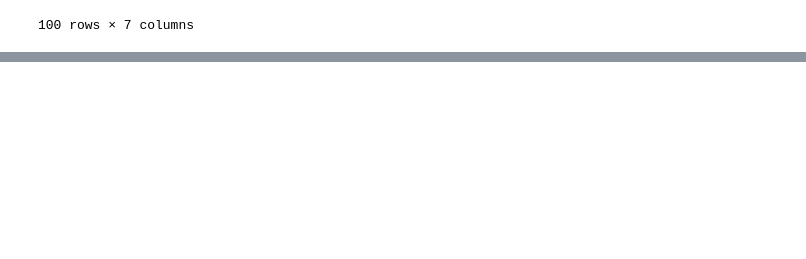
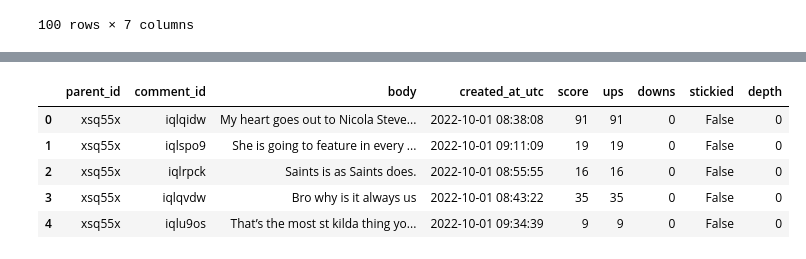
Before and after one commit to SumYg/FYP-Sentiment-Analysis-System, a Jupyter notebook: Untitled.ipynb, the cells around one changed output, grey strips where cells are left out. Drawn from its saved outputs; the diff is of its cells as text; code cells hidden in the pictures; blank space fills up the shorter version.

```diff
--- a/Untitled.ipynb
+++ b/Untitled.ipynb
@@ -81,0 +283,3 @@ df1.sort_values(['like_count', 'retweet_count'])
+# %%
+reddit_comm_files = get_file('Reddit Comments File')
+len(reddit_comm_files)
@@ -81,0 +301,11 @@ df1.sort_values(['like_count', 'retweet_count'])
+# %%
+reddit_comm_df = dd.read_parquet(reddit_comm_files)
+# %%
+reddit_comm_df.head()
+# %% [output]
+|  | parent_id | comment_id | body | created_at_utc | score | ups | downs | stickied | depth |
+| 0 | xsq55x | iqlqidw | My heart goes out to Nicola Steve... | 2022-10-01 08:38:08 | 91 | 91 | 0 | False | 0 |
+| 1 | xsq55x | iqlspo9 | She is going to feature in every ... | 2022-10-01 09:11:09 | 19 | 19 | 0 | False | 0 |
+| 2 | xsq55x | iqlrpck | Saints is as Saints does. | 2022-10-01 08:55:55 | 16 | 16 | 0 | False | 0 |
+| 3 | xsq55x | iqlqvdw | Bro why is it always us | 2022-10-01 08:43:22 | 35 | 35 | 0 | False | 0 |
+| 4 | xsq55x | iqlu9os | That’s the most st kilda thing yo... | 2022-10-01 09:34:39 | 9 | 9 | 0 | False | 0 |
```
Also changed, not shown: parts of 25 cells of this notebook.
